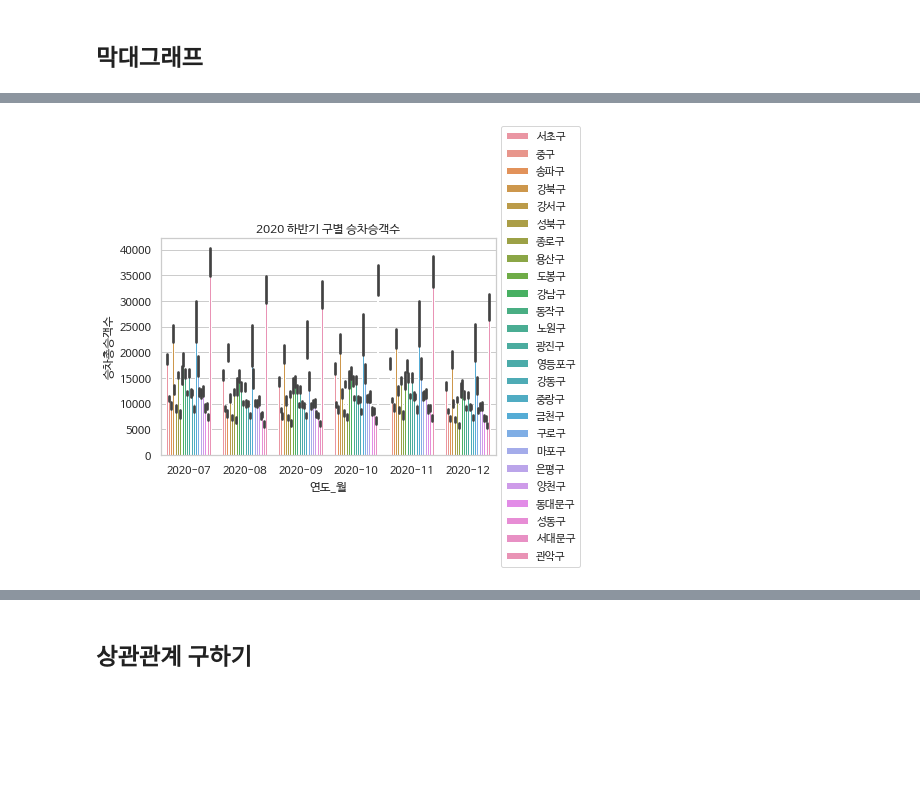
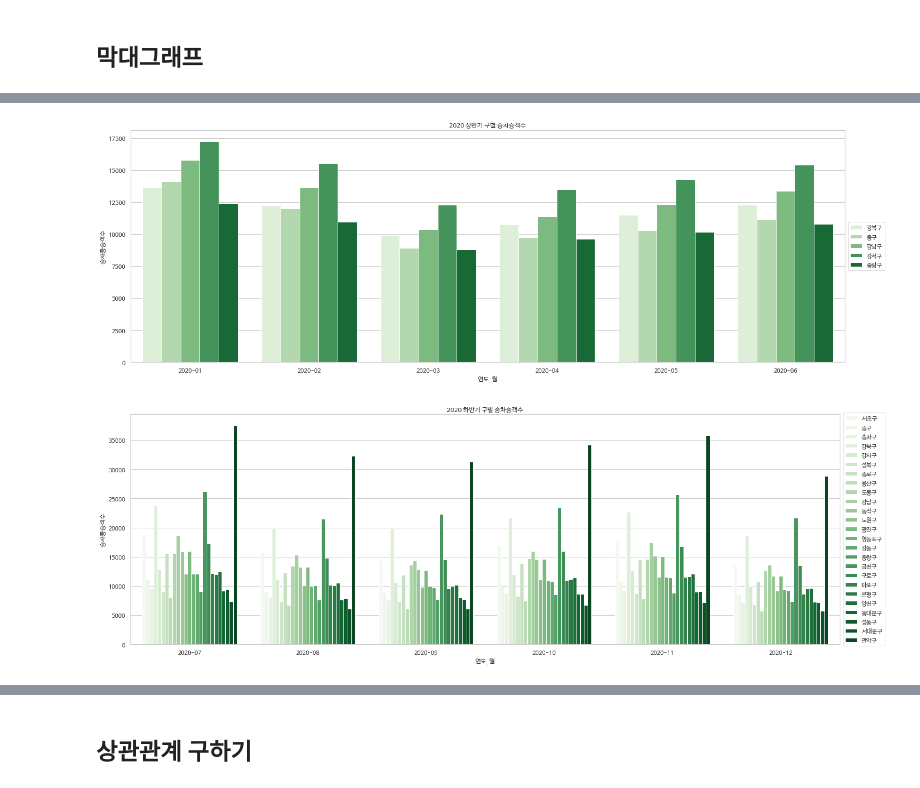
Before and after one commit to cabbi120101/TIL, a Jupyter notebook: 공모전공부/시각화프로젝트/대중교통(지하철데이터그래프).ipynb, the cells around one changed output, grey strips where cells are left out. Saved outputs shown, nothing was run; the diff lists cells and outputs as text; code cells hidden in the pictures; blank space fills up the shorter version.

```diff
--- a/공모전공부/시각화프로젝트/대중교통(지하철데이터그래프).ipynb
+++ b/공모전공부/시각화프로젝트/대중교통(지하철데이터그래프).ipynb
@@ -387,0 +467,2 @@ df_2021.head()
+# %%
+df_2020_fw['오구']=df_2020_fw['구'].apply(set_five, args=(five_gu, ))
@@ -424,0 +527,17 @@ plt.show()
+# %%
+sns.set(font="NanumBarunGothic",
+        # rc={"axes.unicode_minus":False},
+        style='whitegrid')
+plt.figure(figsize=(24,8))
+sns.barplot(
+    x="연도_월",
+    y='승차총승객수',
+    hue="오구",
+    data=df_2019.sort_values(['연도_월']),
+    palette = 'Greens',
+    ci=None
+    )
+plt.legend(loc='center left', bbox_to_anchor=(1,0.5))
+plt.title("2019 구별 승차승객수")
+plt.savefig('/content/data/2019_다섯구별승차자_막대그래프.png',dpi=100)
+plt.show()
@@ -441,16 +570,41 @@ plt.show()
+# %%
+sns.set(font="NanumBarunGothic",
+        # rc={"axes.unicode_minus":False},
+        style='whitegrid')
+plt.figure(figsize=(24,8))
+sns.barplot(
+    x="연도_월",
+    y='승차총승객수',
+    hue="오구",
+    data=df_2020_ss.sort_values(['연도_월']),
+    # palette = 'Set1_r',
+    palette='Greens',
+    ci=None #error bar 삭제
+    )
+plt.legend(loc='center left', bbox_to_anchor=(1,0.5))
+plt.title("2020 상반기 구별 승차승객수")
+plt.savefig('/content/data/2020상반기_다섯구별승차자_막대그래프.png',dpi=100)
+plt.show()
+# %% [output]
+[figure, added]
 # %%
 sns.set(font="NanumBarunGothic",
         # rc={"axes.unicode_minus":False},
         style='whitegrid')
+plt.figure(figsize=(24,8))
 sns.barplot(
     x="연도_월",
     y='승차총승객수',
     hue="구",
-    data=df_2020_fw.sort_values(['연도_월'])
+    data=df_2020_fw.sort_values(['연도_월']),
+    # palette = 'brg_r',
+    palette='Greens',
+
+    ci=None
     )
 plt.legend(loc='center left', bbox_to_anchor=(1,0.5))
 plt.title("2020 하반기 구별 승차승객수")
 plt.savefig('/content/data/2020하반기구별승차자_막대그래프.png',dpi=100)
 plt.show()
 # %% [output]
-[figure, old version]
+[figure, new version]
```
Also changed, not shown: parts of 41 cells of this notebook.
